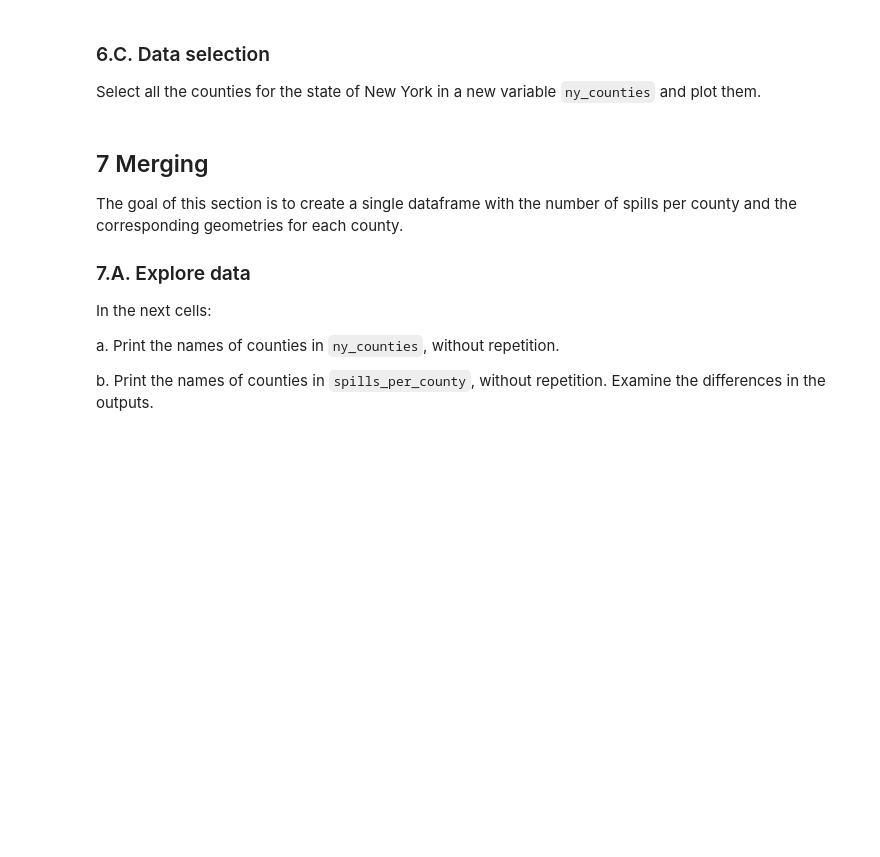
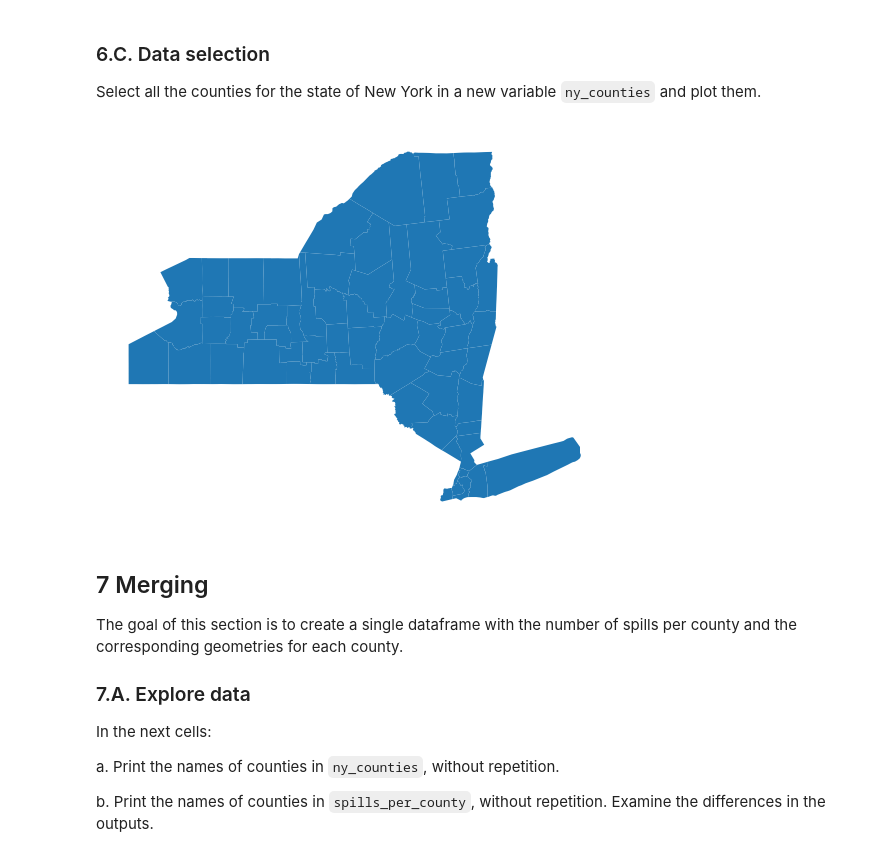
Before and after one commit to stephenccodes/eds220-hwk3, a Jupyter notebook: hwk3-task2-oil-spills.ipynb, the cells around one changed output. Cells and saved outputs as stored; diff of their text form; code cells hidden in the pictures; blank space fills up the shorter version.

```diff
--- a/hwk3-task2-oil-spills.ipynb
+++ b/hwk3-task2-oil-spills.ipynb
@@ -505,3 +504,16 @@ Select all the counties for the state of New York in a new variable `ny_counties
+# %%
+# List all of the counties in New York
+# Find the corresponding value for New York(36) in the 'statefp' column by reading metadata
+ny_counties = counties[counties.statefp == '36']
+
+# Plot the counties
+fig, ax = plt.subplots(figsize = (9, 5))
+ax.axis('off') # Remove axes for cleaner map
+ny_counties.plot(ax = ax)
+
+plt.show()
+# %% [output]
+[figure, added]
 # %% [markdown]
 ## 7 Merging
 
```
Also changed, not shown: parts of 14 cells of this notebook.
